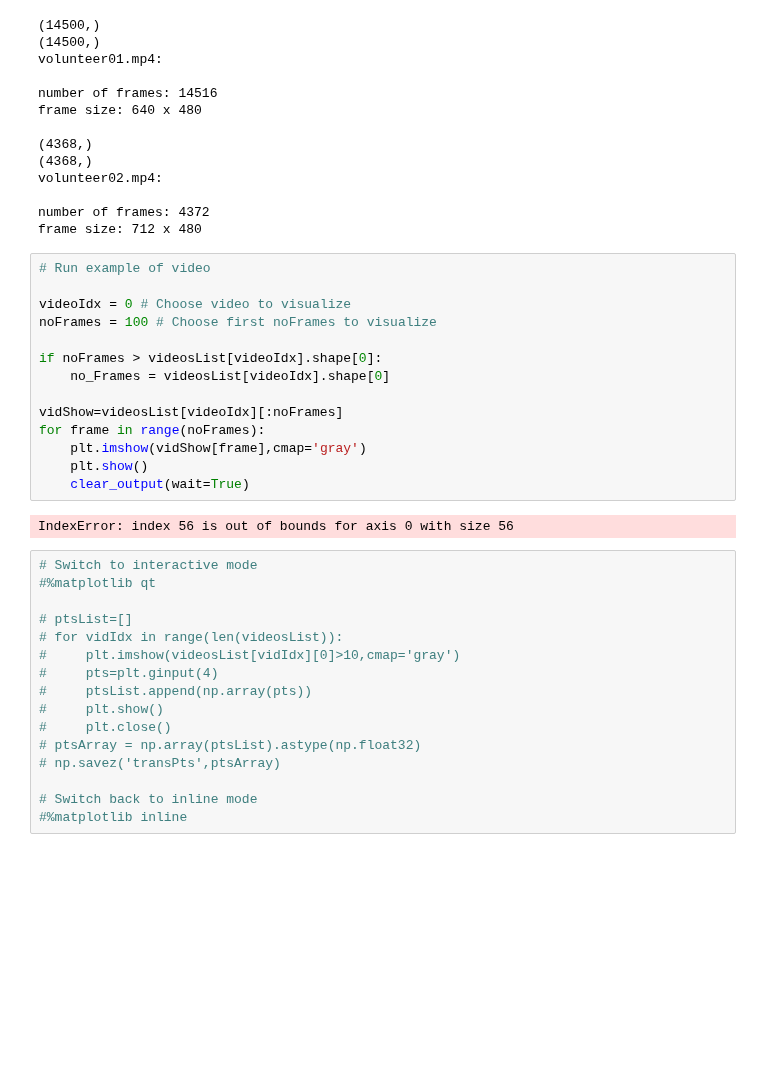
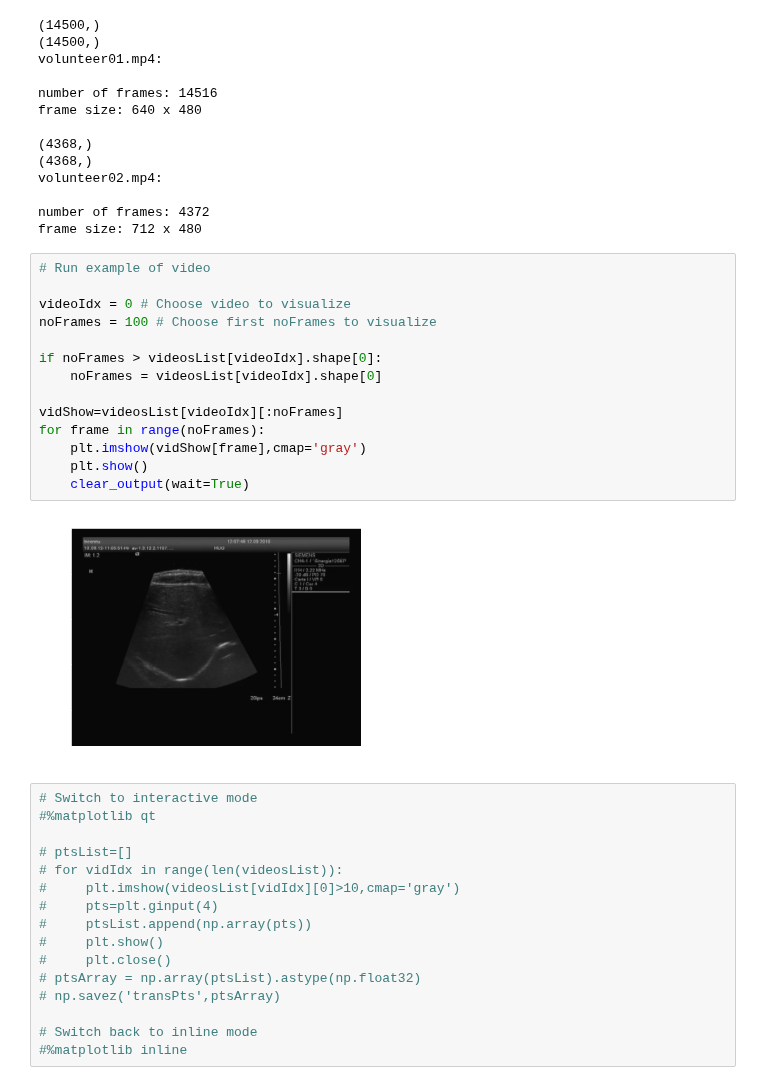
Before and after one commit to markusOlsen1/ModelBasedProject, a Jupyter notebook: main.ipynb, the cells around one changed output. Cells and saved outputs as stored; diff of their text form; blank space fills up the shorter version.

```diff
--- a/main.ipynb
+++ b/main.ipynb
@@ -90,19 +90,19 @@ frame size: 712 x 480
 # %%
 # Run example of video
 
 videoIdx = 0 # Choose video to visualize
 noFrames = 100 # Choose first noFrames to visualize
 
 if noFrames > videosList[videoIdx].shape[0]:
-    no_Frames = videosList[videoIdx].shape[0]
+    noFrames = videosList[videoIdx].shape[0]
 
 vidShow=videosList[videoIdx][:noFrames]
 for frame in range(noFrames):
     plt.imshow(vidShow[frame],cmap='gray')
     plt.show()
     clear_output(wait=True)
 # %% [output]
-IndexError: index 56 is out of bounds for axis 0 with size 56
+[figure, added]
 # %%
 # Switch to interactive mode
 #%matplotlib qt
```
Also changed, not shown: parts of 5 cells of this notebook.
